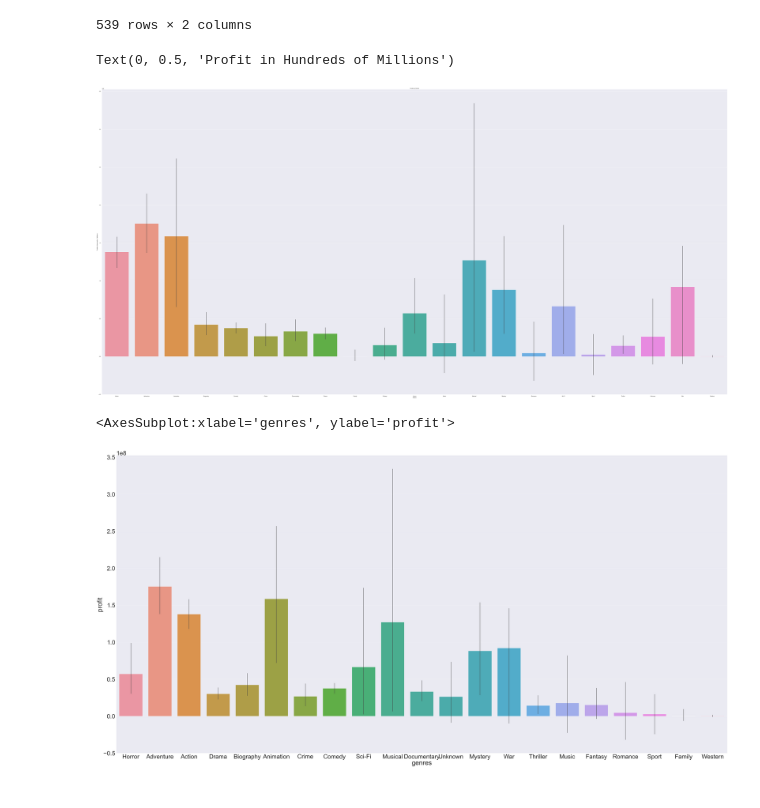
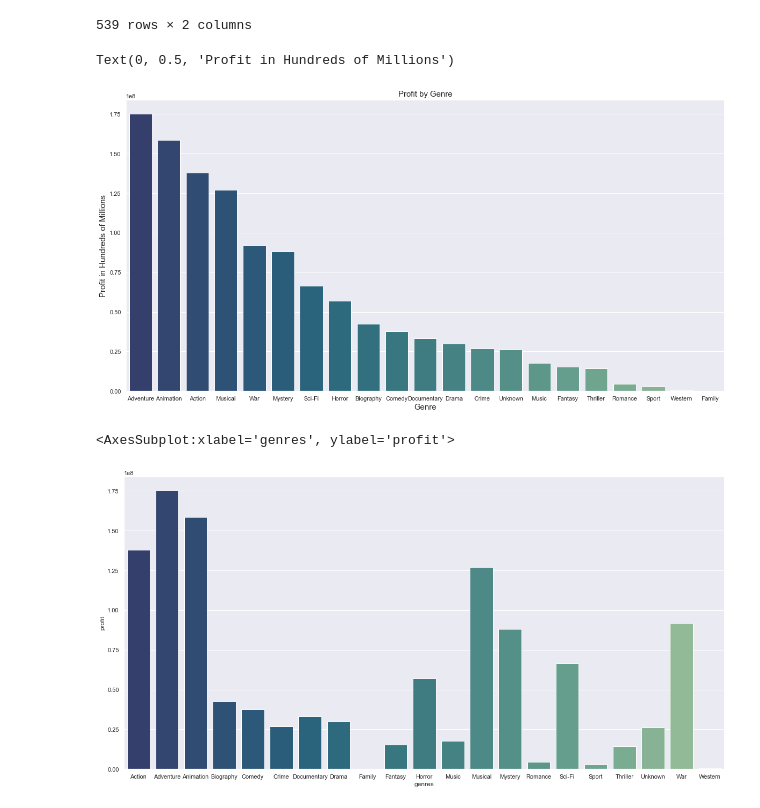
Before and after one commit to zmtillery/group-5-0206, a Jupyter notebook: notebooks/saketh/2-28_Update.ipynb, the cells around one changed output. Drawn from its saved outputs; the diff is of its cells as text; code cells hidden in the pictures.

```diff
--- a/notebooks/saketh/2-28_Update.ipynb
+++ b/notebooks/saketh/2-28_Update.ipynb
@@ -800,22 +811,18 @@ g_test.loc[g_test['genres'] == 'Action']
 | Teenage Mutant Ninja Turtles | Action | 360004754 |
 539 rows × 2 columns
 # %%
-plt.figure(figsize=(100,50))
-sns.barplot(data=g_test, x= 'genres', y = 'profit')
-plt.title("Profit by Genre")
-plt.xlabel("Genre")
-plt.ylabel("Profit in Hundreds of Millions")
+plt.figure(figsize=(20,10))
+result = g_test.groupby(["genres"])['profit'].aggregate(np.mean).reset_index().sort_values('profit',ascending=False)
+sns.barplot(data=g_test, x= 'genres', y = 'profit', ci=None, palette='crest_r', order=result['genres'])
+plt.title("Profit by Genre", fontdict={'fontsize': 15})
+plt.xlabel("Genre", fontdict={'fontsize': 15})
+plt.ylabel("Profit in Hundreds of Millions", fontdict={'fontsize': 15})
 # %% [output]
 Text(0, 0.5, 'Profit in Hundreds of Millions')
-[figure, old version]
+[figure, new version]
 # %%
-plt.figure(figsize=(100,50))
-sns.barplot(g_test['genres'], g_test["profit"])
-
-#.barplot(x='Education',
-#            y="Salary",
-#            data=df,
-#            order=df.sort_values('Salary').Education)
+plt.figure(figsize=(20,10))
+sns.barplot(g_test['genres'], g_test["profit"], ci=None, palette='crest_r')
 # %% [output]
 <AxesSubplot:xlabel='genres', ylabel='profit'>
-[figure, old version]
+[figure, new version]
```
Also changed, not shown: parts of 18 cells of this notebook.
